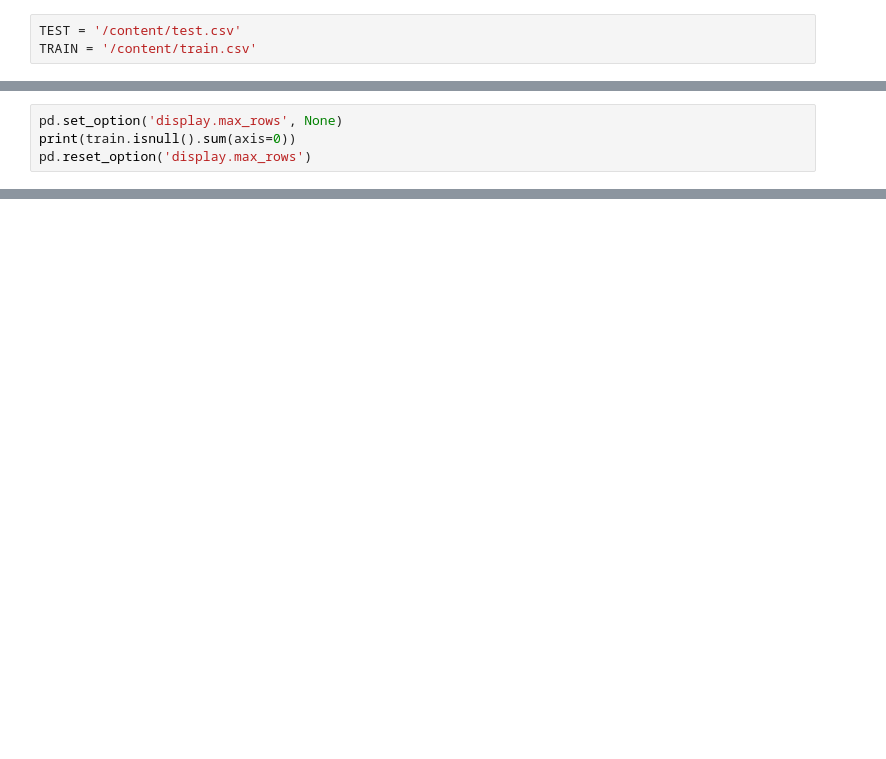
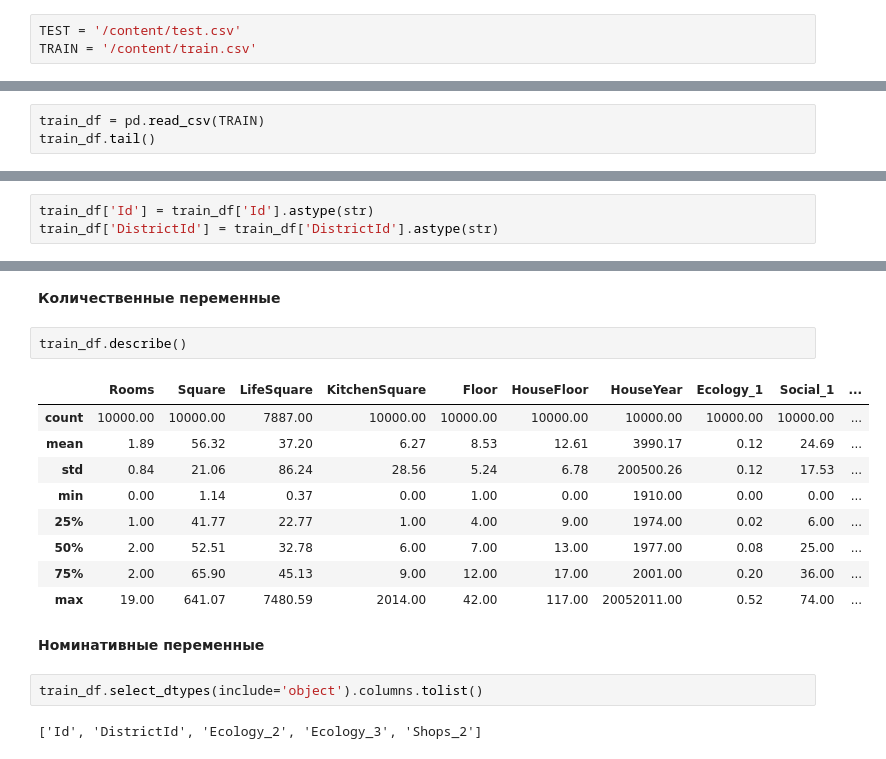
Before and after one commit to BelKaty/-Python-Data-Science-Numpy-Matplotlib-Scikit-learn, a Jupyter notebook: Курсовой проект.ipynb, the cells around one changed output, grey strips where cells are left out. Drawn from its saved outputs; the diff is of its cells as text; blank space fills up the shorter version.

```diff
--- a/Курсовой проект.ipynb
+++ b/Курсовой проект.ipynb
@@ -121,4 +98,0 @@ dtype: object
-# %%
-pd.set_option('display.max_rows', None)
-print(train.isnull().sum(axis=0))
-pd.reset_option('display.max_rows')
@@ -1127,0 +131,3 @@ https://github.com/pamaxpower/PyLib/blob/main/Course_project/pr/course_project.i
+# %%
+train_df = pd.read_csv(TRAIN)
+train_df.tail()
@@ -1127,0 +208,3 @@ https://github.com/pamaxpower/PyLib/blob/main/Course_project/pr/course_project.i
+# %%
+train_df['Id'] = train_df['Id'].astype(str)
+train_df['DistrictId'] = train_df['DistrictId'].astype(str)
@@ -1127,0 +231,20 @@ https://github.com/pamaxpower/PyLib/blob/main/Course_project/pr/course_project.i
+# %% [markdown]
+**Количественные переменные**
+# %%
+train_df.describe()
+# %% [output]
+|  | Rooms | Square | LifeSquare | KitchenSquare | Floor | HouseFloor | HouseYear | Ecology_1 | Social_1 | ... |
+| count | 10000.00 | 10000.00 | 7887.00 | 10000.00 | 10000.00 | 10000.00 | 10000.00 | 10000.00 | 10000.00 | ... |
+| mean | 1.89 | 56.32 | 37.20 | 6.27 | 8.53 | 12.61 | 3990.17 | 0.12 | 24.69 | ... |
+| std | 0.84 | 21.06 | 86.24 | 28.56 | 5.24 | 6.78 | 200500.26 | 0.12 | 17.53 | ... |
+| min | 0.00 | 1.14 | 0.37 | 0.00 | 1.00 | 0.00 | 1910.00 | 0.00 | 0.00 | ... |
+| 25% | 1.00 | 41.77 | 22.77 | 1.00 | 4.00 | 9.00 | 1974.00 | 0.02 | 6.00 | ... |
+| 50% | 2.00 | 52.51 | 32.78 | 6.00 | 7.00 | 13.00 | 1977.00 | 0.08 | 25.00 | ... |
+| 75% | 2.00 | 65.90 | 45.13 | 9.00 | 12.00 | 17.00 | 2001.00 | 0.20 | 36.00 | ... |
+| max | 19.00 | 641.07 | 7480.59 | 2014.00 | 42.00 | 117.00 | 20052011.00 | 0.52 | 74.00 | ... |
+# %% [markdown]
+**Номинативные переменные**
+# %%
+train_df.select_dtypes(include='object').columns.tolist()
+# %% [output]
+['Id', 'DistrictId', 'Ecology_2', 'Ecology_3', 'Shops_2']
```
Also changed, not shown: parts of 265 cells of this notebook.
